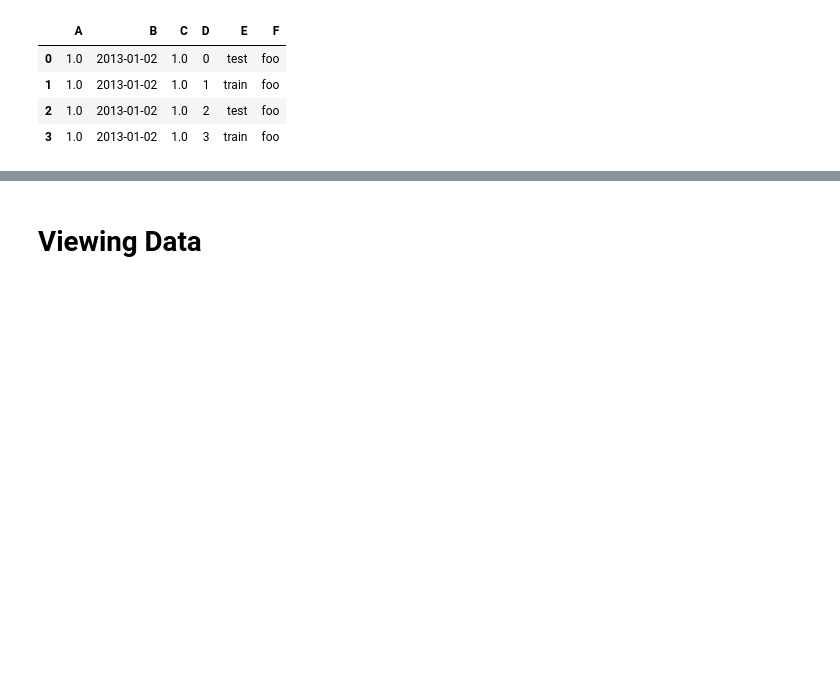
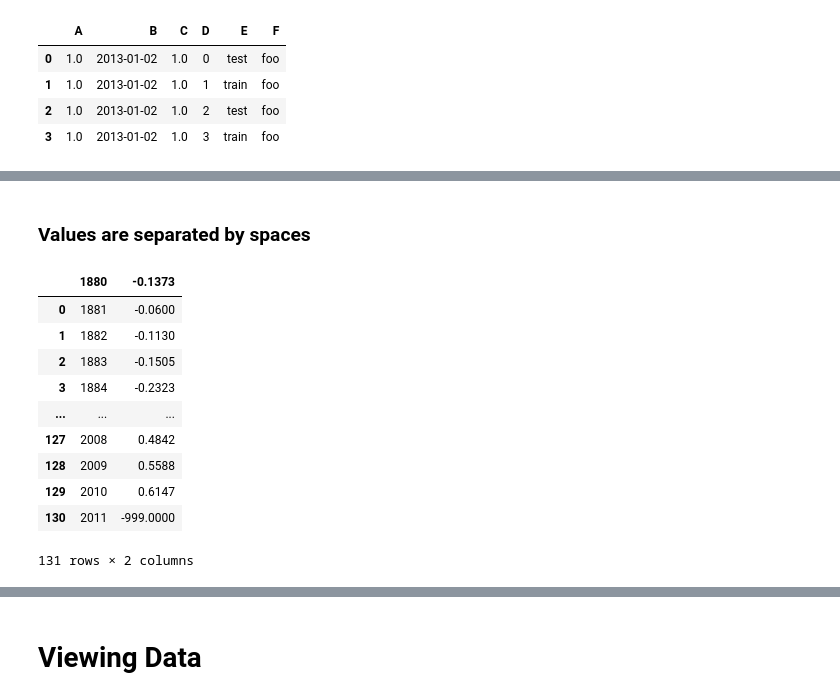
Before and after one commit to pnavaro/math-python, a Jupyter notebook: 14.Pandas.ipynb, the cells around one changed output, grey strips where cells are left out. Saved outputs shown, nothing was run; the diff lists cells and outputs as text; code cells hidden in the pictures; blank space fills up the shorter version.

```diff
--- a/14.Pandas.ipynb
+++ b/14.Pandas.ipynb
@@ -80,0 +107,17 @@ pd.DataFrame({'A' : 1.,
+# %% [markdown]
+### Values are separated by spaces
+# %%
+full_globe_temp = pd.read_table(filename, sep="\s+")
+full_globe_temp
+# %% [output]
+|  | 1880 | -0.1373 |
+| 0 | 1881 | -0.0600 |
+| 1 | 1882 | -0.1130 |
+| 2 | 1883 | -0.1505 |
+| 3 | 1884 | -0.2323 |
+| ... | ... | ... |
+| 127 | 2008 | 0.4842 |
+| 128 | 2009 | 0.5588 |
+| 129 | 2010 | 0.6147 |
+| 130 | 2011 | -999.0000 |
+131 rows × 2 columns
```
Also changed, not shown: parts of 29 cells of this notebook, 2 other files.
